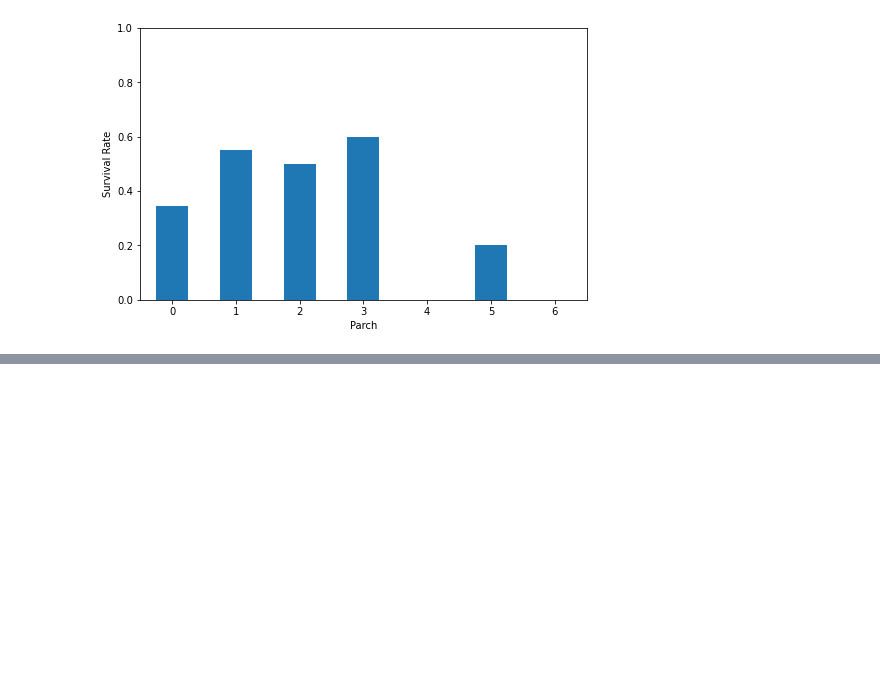
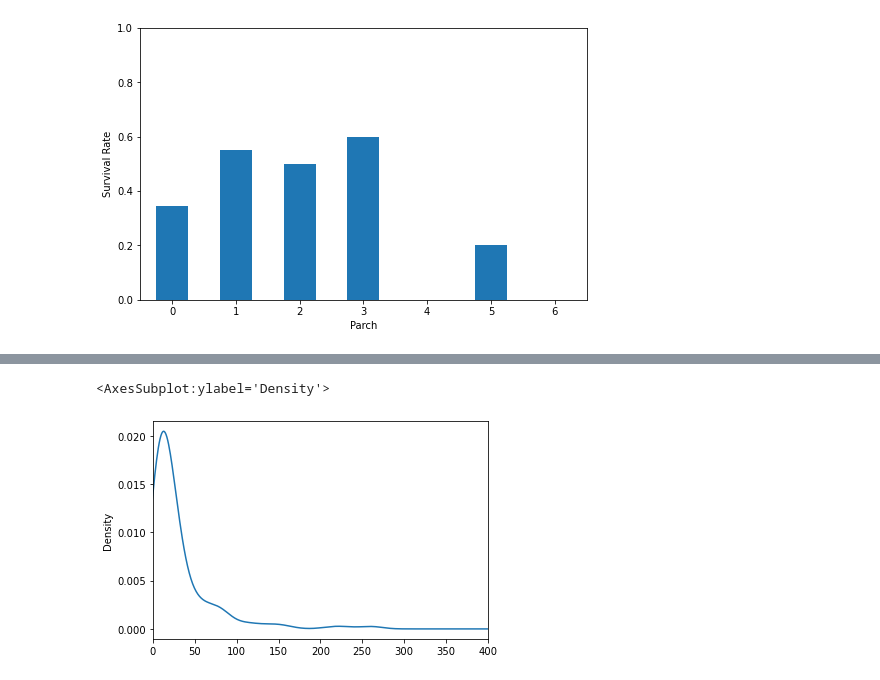
Before and after one commit to tintindas/titanic-kaggle, a Jupyter notebook: eda.ipynb, the cells around one changed output, grey strips where cells are left out. Cells and saved outputs as stored; diff of their text form; code cells hidden in the pictures; blank space fills up the shorter version.

```diff
--- a/eda.ipynb
+++ b/eda.ipynb
@@ -294,0 +375,5 @@ df.groupby(["Parch"])["Survived"].mean().plot.bar(rot=0, figsize=(8,5), ylim=(0,
+# %%
+df["Fare"].plot.kde(xlim=(0,400))
+# %% [output]
+<AxesSubplot:ylabel='Density'>
+[figure, added]
```
Also changed, not shown: parts of 30 cells of this notebook, 1 other file.
